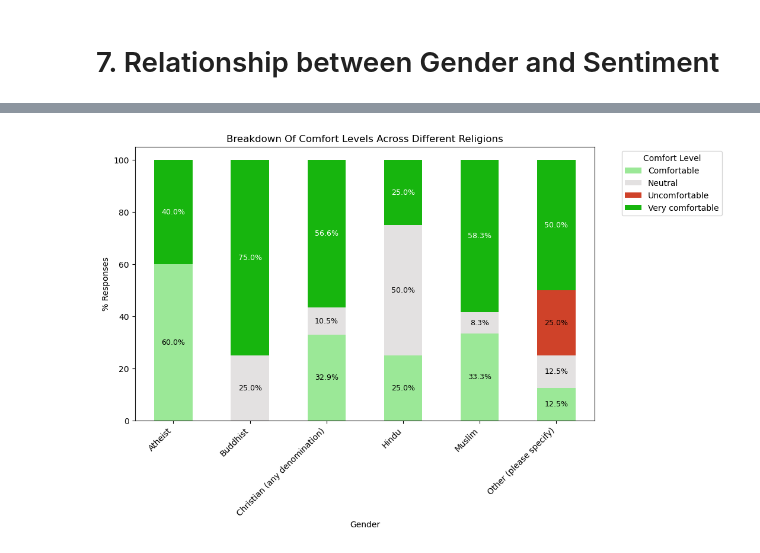
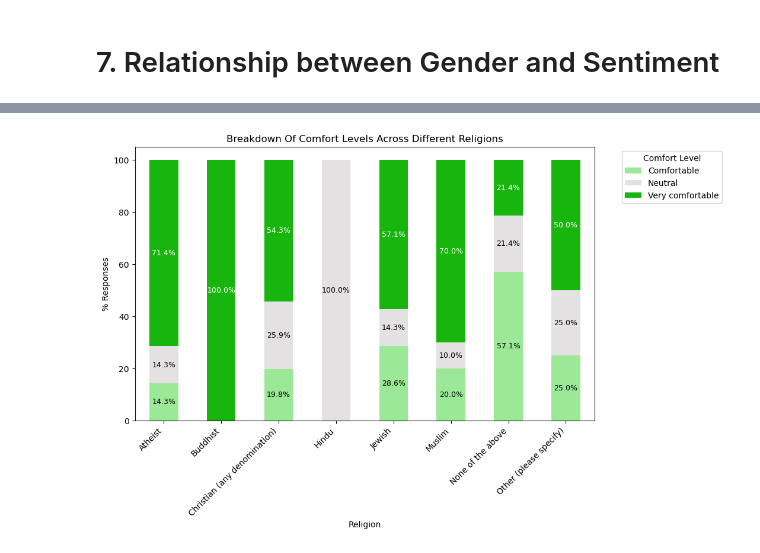
Before and after one commit to manelmahroug/Muslim-Brand-Sentiment, a Jupyter notebook: Brand_sentiment_002_Oct24.ipynb, the cells around one changed output, grey strips where cells are left out. Drawn from its saved outputs; the diff is of its cells as text; code cells hidden in the pictures.

Commit message:
added more plots

```diff
--- a/Brand_sentiment_002_Oct24.ipynb
+++ b/Brand_sentiment_002_Oct24.ipynb
@@ -290,15 +290,15 @@ Name: Household Income, dtype: int64
 # %%
 income_mapping = {
-    "50000_to_74999":  "50k-75k",
-    "25000_to_49999":  "25k_50k",
-    "100000_to_124999": "100k-125k",
+    "50000_to_74999":  "50k-74k",
+    "25000_to_49999":  "25k_49k",
+    "100000_to_124999": "100k-124k",
     "0_to_9999": "0-9k",
     "75000_to_99999": "75k_100k",
-    "150000_to_174999": "150k_175k",
+    "150000_to_174999": "150k_174k",
     "200000_and_up": "200k_up",
-    "10000_to_24999": "10k-25k",
-    "175000_to_199999" :"175k_200k",
-    "125000_to_149999": "125k-150k",
+    "10000_to_24999": "10k-24k",
+    "175000_to_199999" :"175k_199k",
+    "125000_to_149999": "125k-149k",
    "no_answer": "undisclosed"
 }
 
@@ -612,12 +612,12 @@ def plot_bar (df, category_col, comfort_level, title, xlabel, ylabel):
     plt.show()
 # %%
 plot_bar(
-    df= survey,
-    category_col= 'What religious affiliation are you?',
+    df= oct24,
+    category_col= 'What is your religion?',
     comfort_level = 'How comfortable do you feel interacting with Muslims in your community?',
     title='Breakdown Of Comfort Levels Across Different Religions',
-    xlabel='Gender',
+    xlabel='Religion',
     ylabel='% Responses',
 )
 # %% [output]
-[figure, old version]
+[figure, new version]
```
Also changed, not shown: parts of 45 cells of this notebook, 1 other file.
